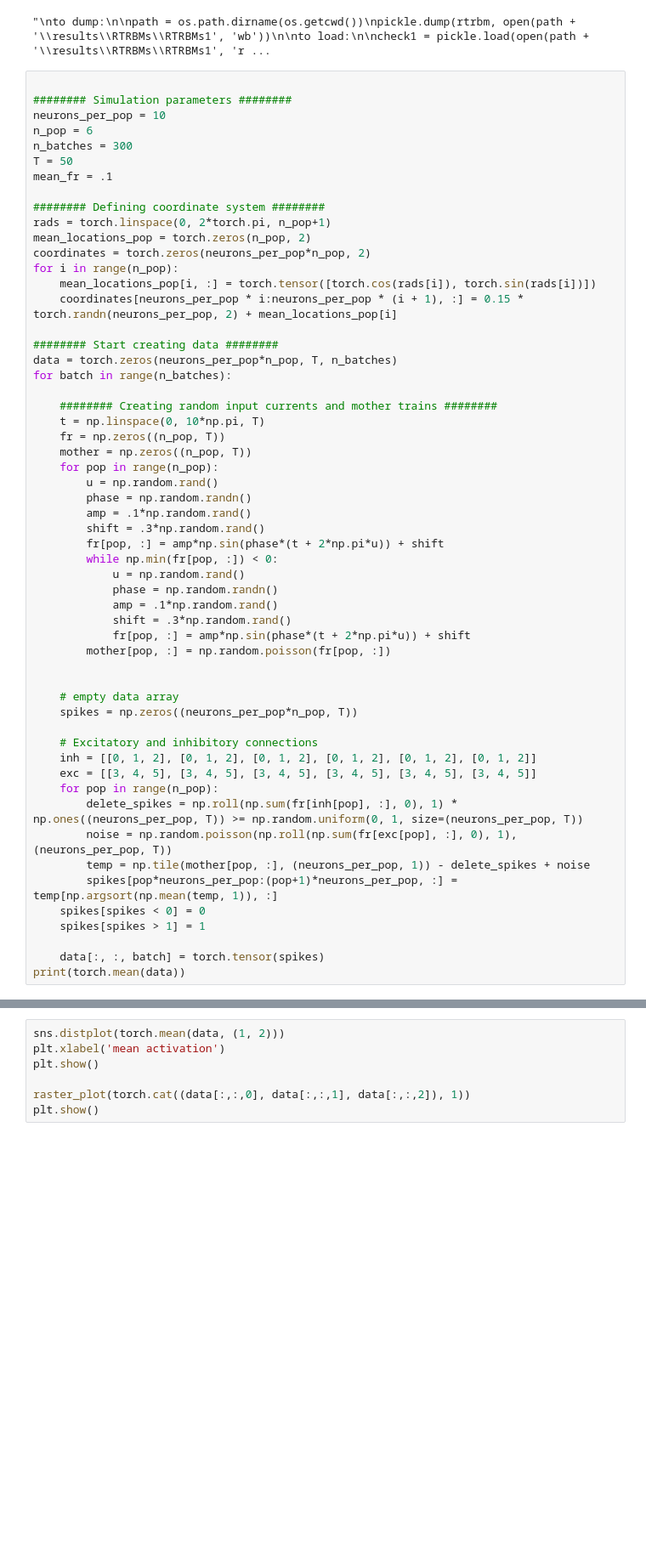
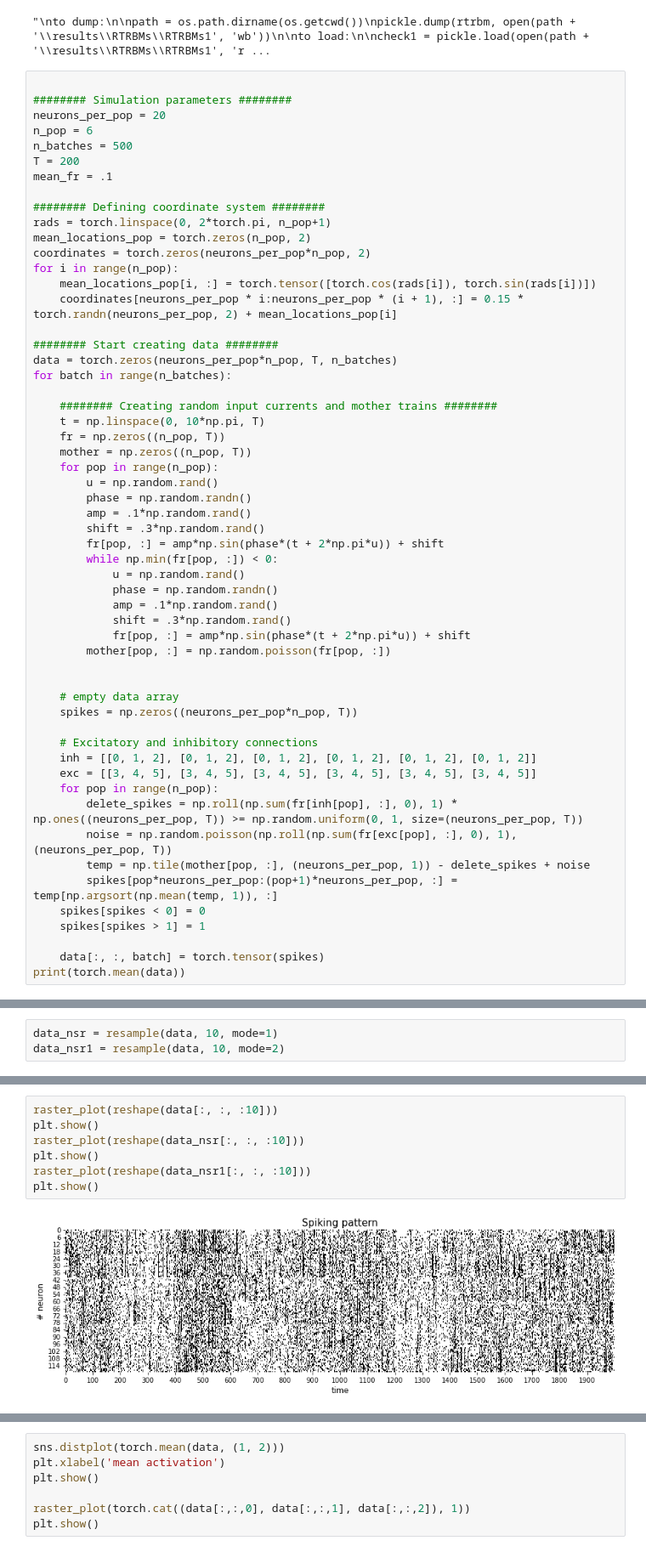
Before and after one commit to casperpeters/intern, a Jupyter notebook: notebooks/Poisson Time-shifted data/Sampling and transition rates.ipynb, the cells around one changed output, grey strips where cells are left out. Shown: that part at 85% size. Cells and saved outputs as stored; diff of their text form; blank space fills up the shorter version.

Commit message:
Reshape function to downsample time series

```diff
--- a/notebooks/Poisson Time-shifted data/Sampling and transition rates.ipynb
+++ b/notebooks/Poisson Time-shifted data/Sampling and transition rates.ipynb
@@ -45,10 +45,10 @@ check1 = pickle.load(open(path + '\\results\\RTRBMs\\RTRBMs1', 'rb'))
 # %%
 
 ######## Simulation parameters ########
-neurons_per_pop = 10
+neurons_per_pop = 20
 n_pop = 6
-n_batches = 300
-T = 50
+n_batches = 500
+T = 200
 mean_fr = .1
 
 ######## Defining coordinate system ########
@@ -117,0 +103,3 @@ plt.show()
+# %%
+data_nsr = resample(data, 10, mode=1)
+data_nsr1 = resample(data, 10, mode=2)
@@ -117,0 +110,9 @@ plt.show()
+# %%
+raster_plot(reshape(data[:, :, :10]))
+plt.show()
+raster_plot(reshape(data_nsr[:, :, :10]))
+plt.show()
+raster_plot(reshape(data_nsr1[:, :, :10]))
+plt.show()
+# %% [output]
+[figure, added]
```
Also changed, not shown: parts of 5 cells of this notebook, 1 other file.
